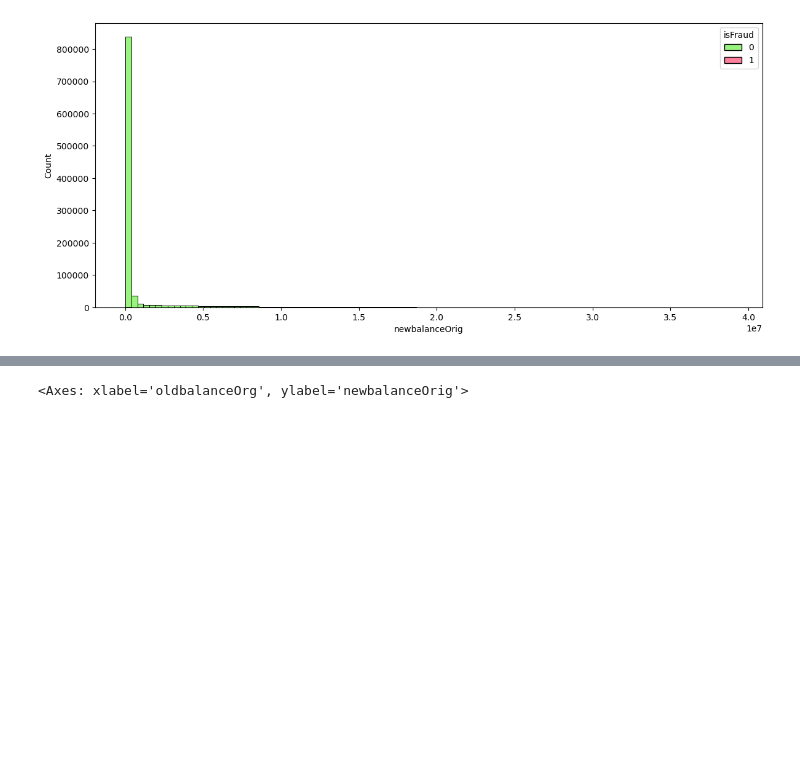
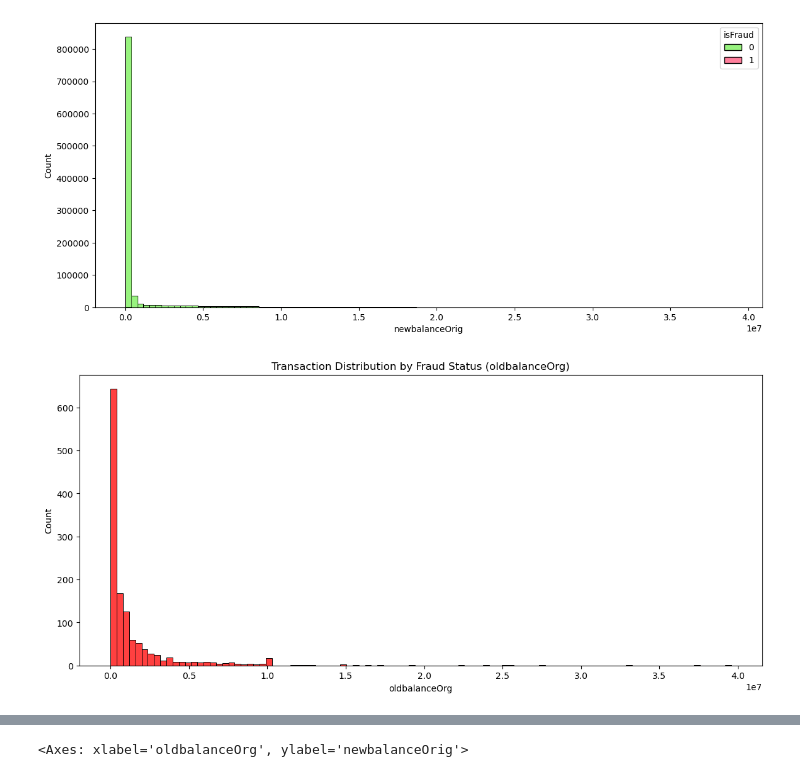
Before and after one commit to jnzhag/Financial-Fraud-Detection, a Jupyter notebook: notebooks/eda_final.ipynb, the cells around one changed output, grey strips where cells are left out. Saved outputs shown, nothing was run; the diff lists cells and outputs as text; code cells hidden in the pictures; blank space fills up the shorter version.

```diff
--- a/notebooks/eda_final.ipynb
+++ b/notebooks/eda_final.ipynb
@@ -57,3 +57,18 @@ sns.histplot(data = transactions, x= 'newbalanceOrig', bins=100, hue='isFraud',
 # %% [output]
 <Axes: xlabel='newbalanceOrig', ylabel='Count'>
 [figure]
+# %%
+# Separate datasets to observe fraudulent acts
+fraud = transactions[transactions['isFraud'] == 1]
+non_fraud = transactions[transactions['isFraud'] == 0]
+
+# Plot both histogram
+plt.figure(figsize=(14, 6))
+sns.histplot(data =fraud, x= 'oldbalanceOrg', bins=100, color='red', label='Fraud')
+
+plt.title('Transaction Distribution by Fraud Status (oldbalanceOrg)')
+plt.xlabel('oldbalanceOrg')
+plt.ylabel('Count')
+plt.show()
+# %% [output]
+[figure, added]
```
Also changed, not shown: parts of 3 cells of this notebook, 2 other files.
